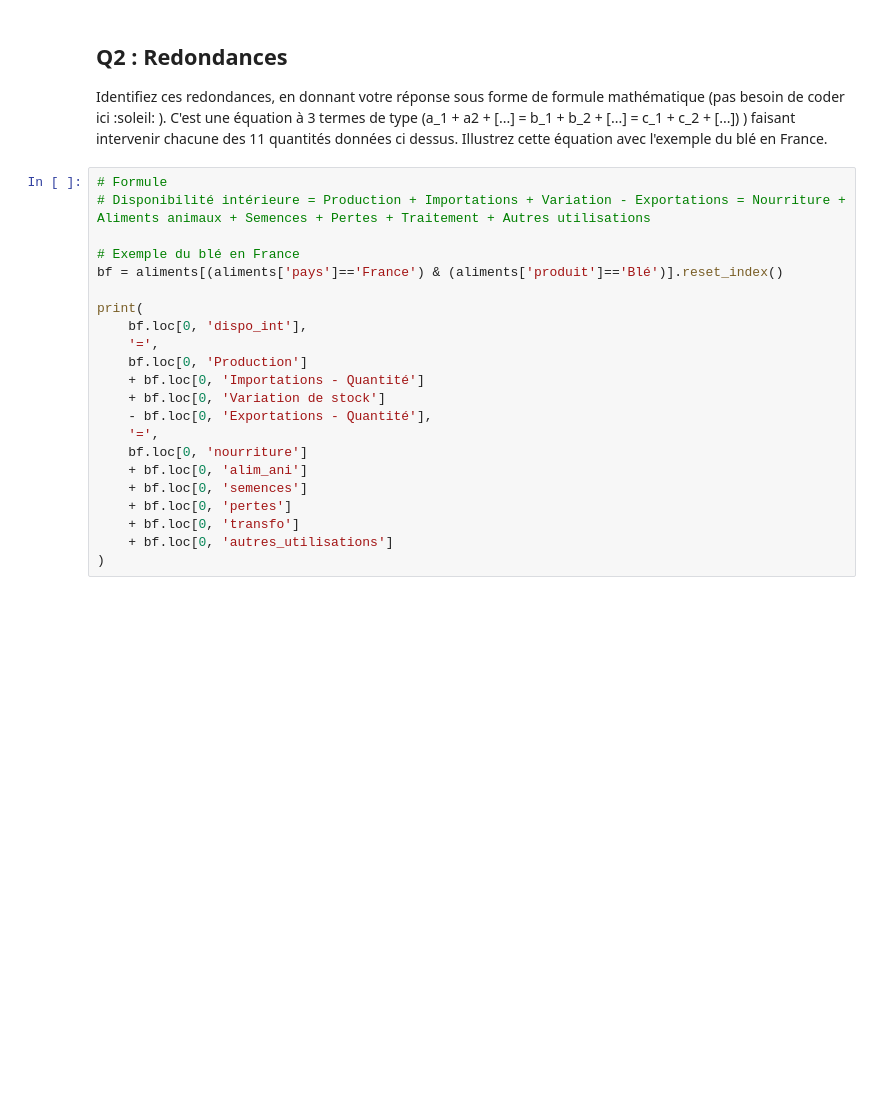
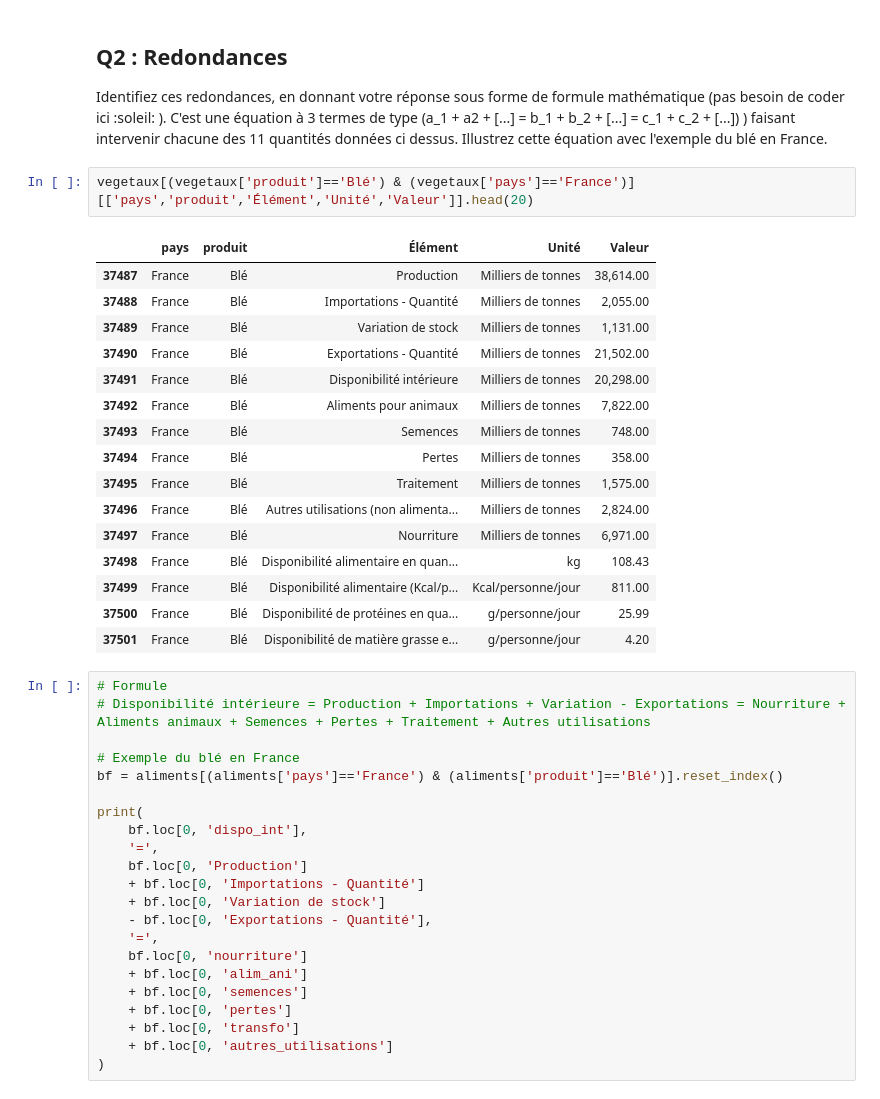
Before and after one commit to gllmfrnr/oc-da, a Jupyter notebook: p3/p3.ipynb, the cells around one changed output. Saved outputs shown, nothing was run; the diff lists cells and outputs as text; blank space fills up the shorter version.

```diff
--- a/p3/p3.ipynb
+++ b/p3/p3.ipynb
@@ -585,6 +588,25 @@ Population mondiale (corrigée) : 👌 7.0 milliards d'habitants
 # %% [markdown]
 ## Q2 : Redondances
 Identifiez ces redondances, en donnant votre réponse sous forme de formule mathématique (pas besoin de coder ici :soleil: ). C'est une équation à 3 termes de type (a_1 + a2 + [...] = b_1 + b_2 + [...] = c_1 + c_2 + [...]) ) faisant intervenir chacune des 11 quantités données ci dessus. Illustrez cette équation avec l'exemple du blé en France.
+# %%
+vegetaux[(vegetaux['produit']=='Blé') & (vegetaux['pays']=='France')][['pays','produit','Élément','Unité','Valeur']].head(20)
+# %% [output]
+|  | pays | produit | Élément | Unité | Valeur |
+| 37487 | France | Blé | Production | Milliers de tonnes | 38,614.00 |
+| 37488 | France | Blé | Importations - Quantité | Milliers de tonnes | 2,055.00 |
+| 37489 | France | Blé | Variation de stock | Milliers de tonnes | 1,131.00 |
+| 37490 | France | Blé | Exportations - Quantité | Milliers de tonnes | 21,502.00 |
+| 37491 | France | Blé | Disponibilité intérieure | Milliers de tonnes | 20,298.00 |
+| 37492 | France | Blé | Aliments pour animaux | Milliers de tonnes | 7,822.00 |
+| 37493 | France | Blé | Semences | Milliers de tonnes | 748.00 |
+| 37494 | France | Blé | Pertes | Milliers de tonnes | 358.00 |
+| 37495 | France | Blé | Traitement | Milliers de tonnes | 1,575.00 |
+| 37496 | France | Blé | Autres utilisations (non alimenta... | Milliers de tonnes | 2,824.00 |
+| 37497 | France | Blé | Nourriture | Milliers de tonnes | 6,971.00 |
+| 37498 | France | Blé | Disponibilité alimentaire en quan... | kg | 108.43 |
+| 37499 | France | Blé | Disponibilité alimentaire (Kcal/p... | Kcal/personne/jour | 811.00 |
+| 37500 | France | Blé | Disponibilité de protéines en qua... | g/personne/jour | 25.99 |
+| 37501 | France | Blé | Disponibilité de matière grasse e... | g/personne/jour | 4.20 |
 # %%
 # Formule
 # Disponibilité intérieure = Production + Importations + Variation - Exportations = Nourriture + Aliments animaux + Semences + Pertes + Traitement + Autres utilisations
```
Also changed, not shown: parts of 30 cells of this notebook.
